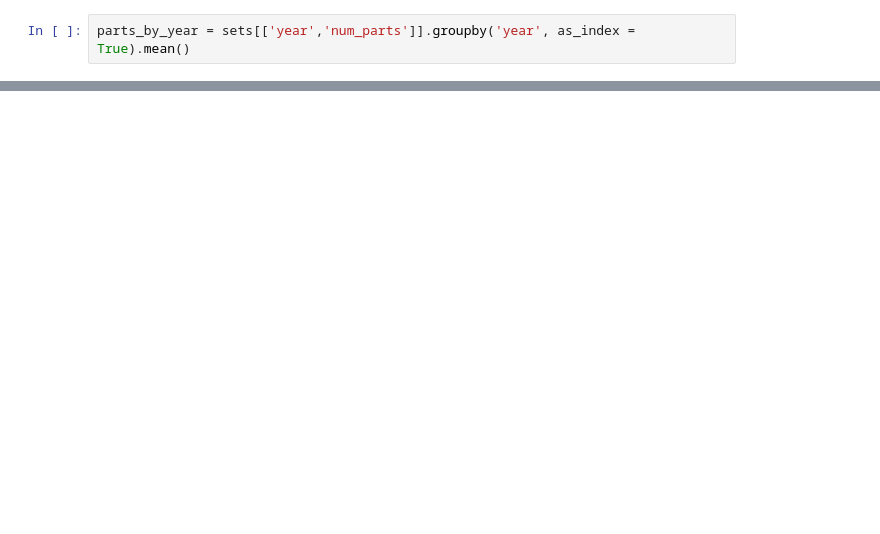
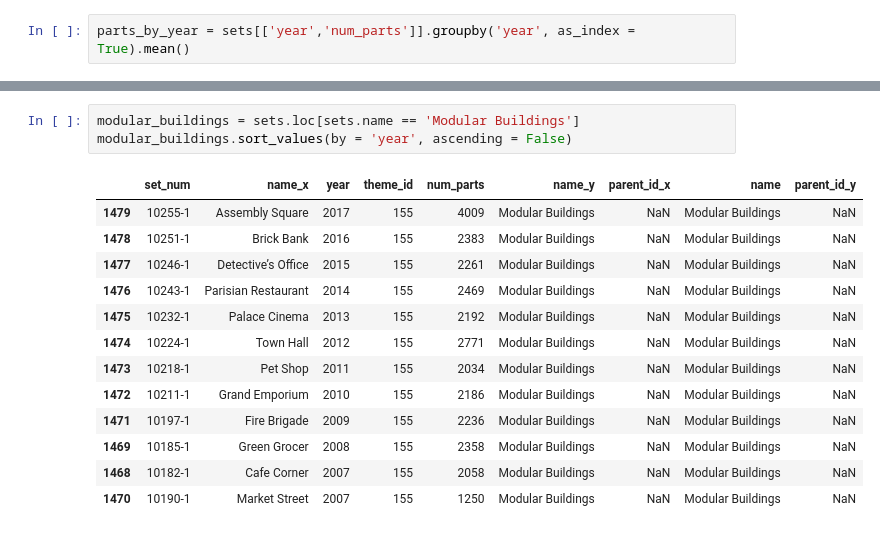
Before and after one commit to RodolfoPerna/portfolio, a Jupyter notebook: Lego_History.ipynb, the cells around one changed output, grey strips where cells are left out. Drawn from its saved outputs; the diff is of its cells as text; blank space fills up the shorter version.

```diff
--- a/Lego_History.ipynb
+++ b/Lego_History.ipynb
@@ -44,0 +79,17 @@ sns.lineplot(data=parts_by_year['num_parts'])
+# %%
+modular_buildings = sets.loc[sets.name == 'Modular Buildings']
+modular_buildings.sort_values(by = 'year', ascending = False)
+# %% [output]
+|  | set_num | name_x | year | theme_id | num_parts | name_y | parent_id_x | name | parent_id_y |
+| 1479 | 10255-1 | Assembly Square | 2017 | 155 | 4009 | Modular Buildings | NaN | Modular Buildings | NaN |
+| 1478 | 10251-1 | Brick Bank | 2016 | 155 | 2383 | Modular Buildings | NaN | Modular Buildings | NaN |
+| 1477 | 10246-1 | Detective’s Office | 2015 | 155 | 2261 | Modular Buildings | NaN | Modular Buildings | NaN |
+| 1476 | 10243-1 | Parisian Restaurant | 2014 | 155 | 2469 | Modular Buildings | NaN | Modular Buildings | NaN |
+| 1475 | 10232-1 | Palace Cinema | 2013 | 155 | 2192 | Modular Buildings | NaN | Modular Buildings | NaN |
+| 1474 | 10224-1 | Town Hall | 2012 | 155 | 2771 | Modular Buildings | NaN | Modular Buildings | NaN |
+| 1473 | 10218-1 | Pet Shop | 2011 | 155 | 2034 | Modular Buildings | NaN | Modular Buildings | NaN |
+| 1472 | 10211-1 | Grand Emporium | 2010 | 155 | 2186 | Modular Buildings | NaN | Modular Buildings | NaN |
+| 1471 | 10197-1 | Fire Brigade | 2009 | 155 | 2236 | Modular Buildings | NaN | Modular Buildings | NaN |
+| 1469 | 10185-1 | Green Grocer | 2008 | 155 | 2358 | Modular Buildings | NaN | Modular Buildings | NaN |
+| 1468 | 10182-1 | Cafe Corner | 2007 | 155 | 2058 | Modular Buildings | NaN | Modular Buildings | NaN |
+| 1470 | 10190-1 | Market Street | 2007 | 155 | 1250 | Modular Buildings | NaN | Modular Buildings | NaN |
```
Also changed, not shown: parts of 18 cells of this notebook.
